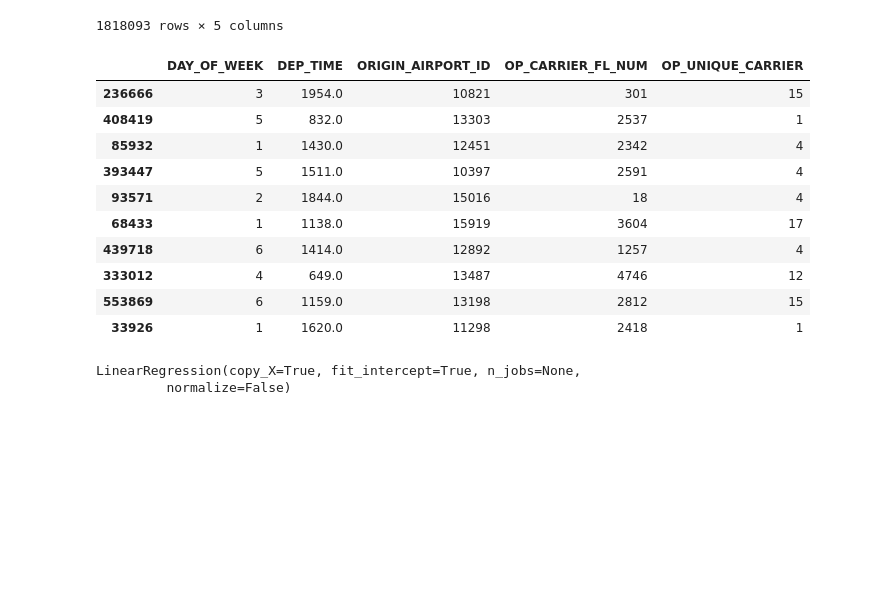
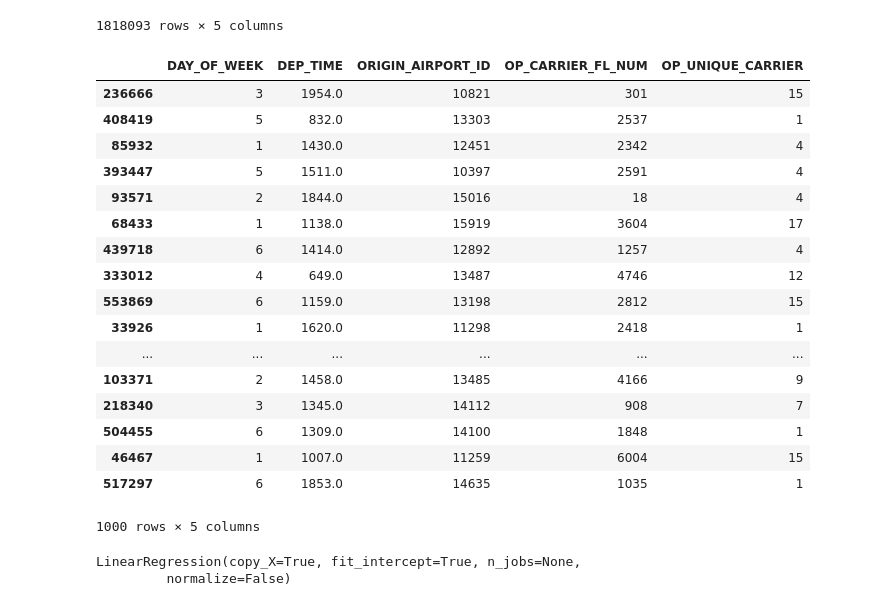
Before and after one commit to nithabalakrishnan/flight-delay-prediction, a Jupyter notebook: flight predictions model.ipynb, the cells around one changed output. Saved outputs shown, nothing was run; the diff lists cells and outputs as text; code cells hidden in the pictures; blank space fills up the shorter version.

```diff
--- a/flight predictions model.ipynb
+++ b/flight predictions model.ipynb
@@ -36,6 +36,6 @@ To retain the current behavior and silence the warning, pass 'sort=True'.
 | 644672 | -7.0 | 0.0 | 6.0 | NaN | 7 | -2.0 | 0.0 | 2133.0 | ... |
 7272370 rows × 24 columns
 # %%
-df = pd.read_csv("../flight_info_2018.csv")
+# df = pd.read_csv("../flight_info_2018.csv")
 
-df.head()
+# df.head()
@@ -102,0 +83,6 @@ df.head()
+# %%
+
+df.head()
+#preview the dataframe
+df = df.drop(['Unnamed: 23'], axis=1)
+df.head()
@@ -185,19 +199,26 @@ X_test
 | 528412 | 6 | 1412.0 | 14262 | 1056 | 2 |
 1818093 rows × 5 columns
 # %%
-X_test[0:10]
+X_test[0:1000]
 # %% [output]
 |  | DAY_OF_WEEK | DEP_TIME | ORIGIN_AIRPORT_ID | OP_CARRIER_FL_NUM | OP_UNIQUE_CARRIER |
 | 236666 | 3 | 1954.0 | 10821 | 301 | 15 |
 | 408419 | 5 | 832.0 | 13303 | 2537 | 1 |
 | 85932 | 1 | 1430.0 | 12451 | 2342 | 4 |
 | 393447 | 5 | 1511.0 | 10397 | 2591 | 4 |
 | 93571 | 2 | 1844.0 | 15016 | 18 | 4 |
 | 68433 | 1 | 1138.0 | 15919 | 3604 | 17 |
 | 439718 | 6 | 1414.0 | 12892 | 1257 | 4 |
 | 333012 | 4 | 649.0 | 13487 | 4746 | 12 |
 | 553869 | 6 | 1159.0 | 13198 | 2812 | 15 |
 | 33926 | 1 | 1620.0 | 11298 | 2418 | 1 |
+| ... | ... | ... | ... | ... | ... |
+| 103371 | 2 | 1458.0 | 13485 | 4166 | 9 |
+| 218340 | 3 | 1345.0 | 14112 | 908 | 7 |
+| 504455 | 6 | 1309.0 | 14100 | 1848 | 1 |
+| 46467 | 1 | 1007.0 | 11259 | 6004 | 15 |
+| 517297 | 6 | 1853.0 | 14635 | 1035 | 1 |
+1000 rows × 5 columns
 # %%
 # Create a LinearRegression model and fit it to  training data
 
```
Also changed, not shown: parts of 12 cells of this notebook.
